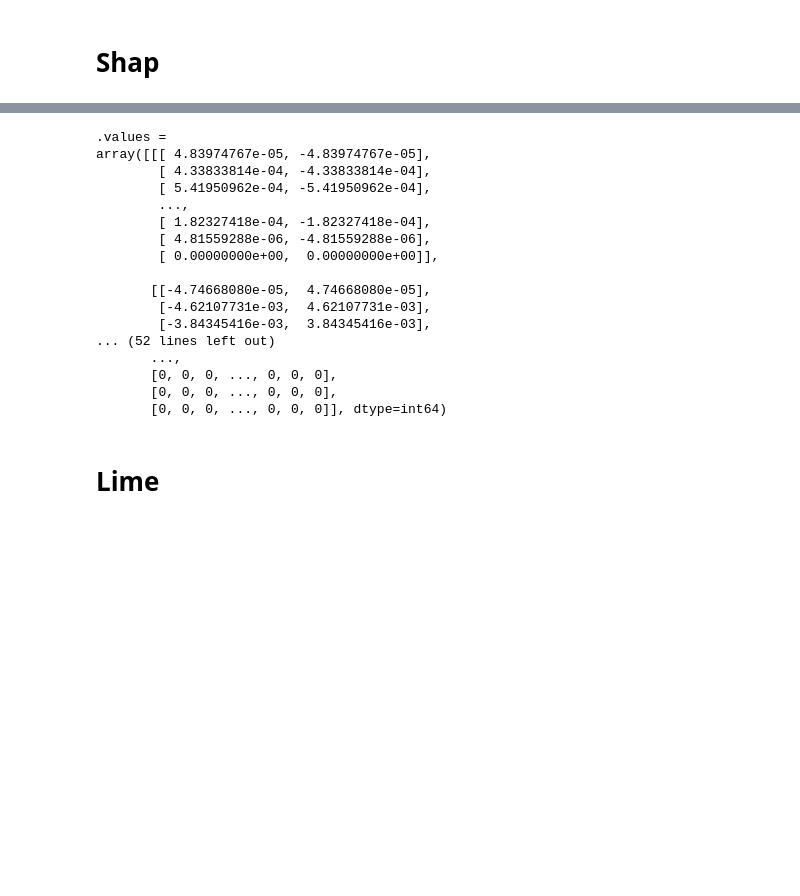
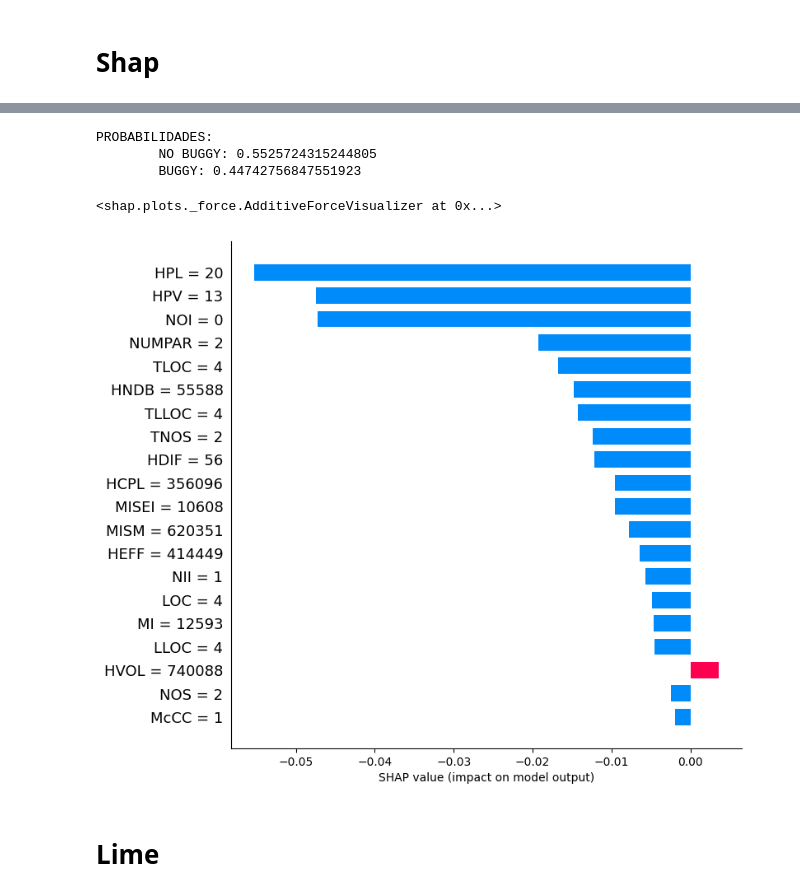
Before and after one commit to davidmacar/bug-prediction-explanation, a Jupyter notebook: clasificacion_buggy.ipynb, the cells around one changed output, grey strips where cells are left out. Cells and saved outputs as stored; diff of their text form; code cells hidden in the pictures; blank space fills up the shorter version.

```diff
--- a/clasificacion_buggy.ipynb
+++ b/clasificacion_buggy.ipynb
@@ -266,23 +251,23 @@ forcePlot
-# %%
-s_values = shap_explainer(X_test)
-s_values
-# waterfall = shap.plots.waterfall(shap_values)
-# %% [output]
-.values =
-array([[[ 4.83974767e-05, -4.83974767e-05],
-        [ 4.33833814e-04, -4.33833814e-04],
-        [ 5.41950962e-04, -5.41950962e-04],
-        ...,
-        [ 1.82327418e-04, -1.82327418e-04],
-        [ 4.81559288e-06, -4.81559288e-06],
-        [ 0.00000000e+00,  0.00000000e+00]],
-
-       [[-4.74668080e-05,  4.74668080e-05],
-        [-4.62107731e-03,  4.62107731e-03],
-        [-3.84345416e-03,  3.84345416e-03],
-... (52 lines left out)
-       ...,
-       [0, 0, 0, ..., 0, 0, 0],
-       [0, 0, 0, ..., 0, 0, 0],
-       [0, 0, 0, ..., 0, 0, 0]], dtype=int64)
+# %%
+# Plots para SHAP
+# entry_to_explain = 5
+# entry_to_explain = 23
+# entry_to_explain = 30
+# entry_to_explain = 47
+# entry_to_explain = 70
+entry_to_explain = 95
+print(f'PROBABILIDADES:\n\tNO BUGGY: {rf.predict_proba(X_test)[entry_to_explain, 0]}\n\tBUGGY: {rf.predict_proba(X_test)[entry_to_explain, 1]}')
+
+shap_values = shap_explainer.shap_values(np.array(X_test.iloc[entry_to_explain]))
+shap.force_plot(shap_explainer.expected_value[1], shap_values[1], X_test.iloc[entry_to_explain])
+# %% [output]
+PROBABILIDADES:
+        NO BUGGY: 0.5525724315244805
+        BUGGY: 0.44742756847551923
+<shap.plots._force.AdditiveForceVisualizer at 0x...>
+# %%
+plt.figure(figsize=(8,8))
+shap.bar_plot(shap_values[1], features=X_test.iloc[entry_to_explain], max_display=20)
+# %% [output]
+[figure, added]
 # %%
```
Also changed, not shown: parts of 12 cells of this notebook.
